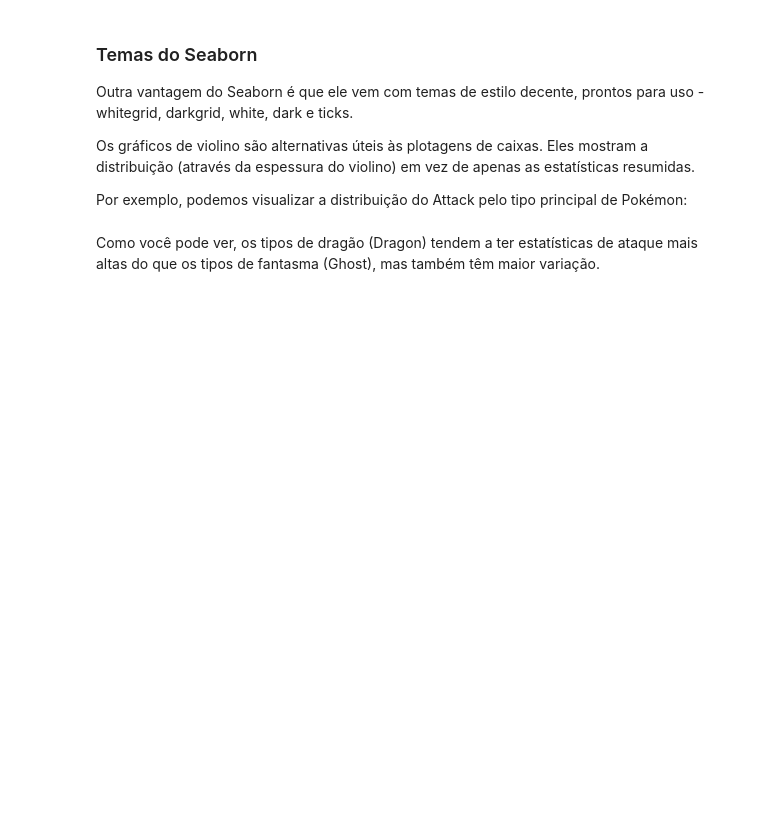
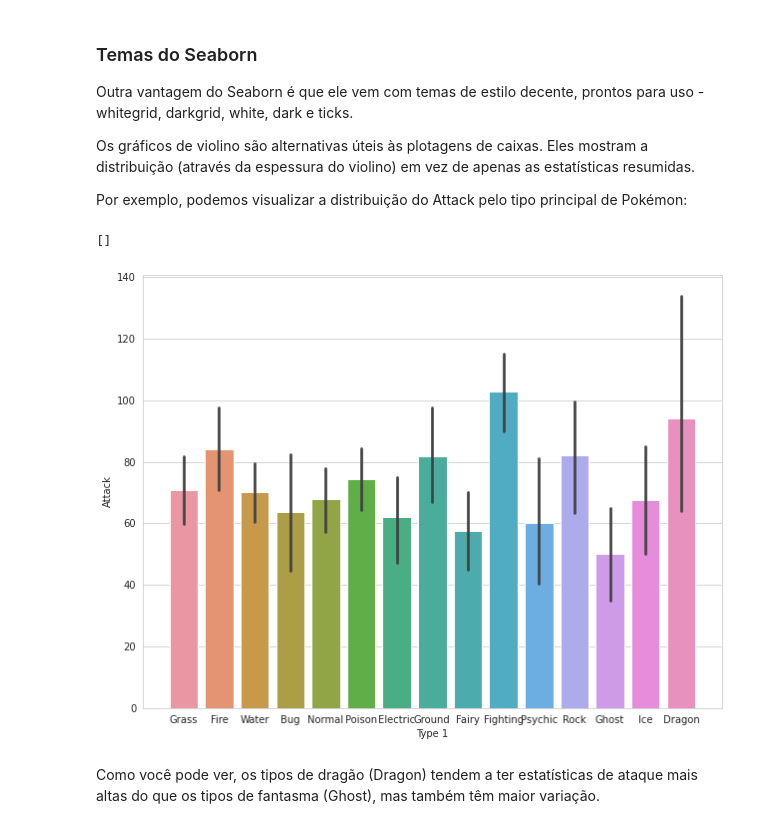
Before and after one commit to Fmarcelneves/visualizacao_exploratoria_exercicios, a Jupyter notebook: 02-exercicios-seaborn/visualização_com_seaborn.ipynb, the cells around one changed output. Cells and saved outputs as stored; diff of their text form; code cells hidden in the pictures; blank space fills up the shorter version.

```diff
--- a/02-exercicios-seaborn/visualização_com_seaborn.ipynb
+++ b/02-exercicios-seaborn/visualização_com_seaborn.ipynb
@@ -194,6 +194,13 @@ Outra vantagem do Seaborn é que ele vem com temas de estilo decente, prontos pa
 Os gráficos de violino são alternativas úteis às plotagens de caixas. Eles mostram a distribuição (através da espessura do violino) em vez de apenas as estatísticas resumidas.
 
 Por exemplo, podemos visualizar a distribuição do Attack pelo tipo principal de Pokémon:
+# %%
+figura = plt.figure(figsize = [10.4, 8])
+figura.add_axes = sns.barplot(y='Attack', x='Type 1', data=df)
+plt.plot()
+# %% [output]
+[]
+[figure, added]
 # %%
 # Resultado esperado (não modifique esta célula)
 # %% [markdown]
```
Also changed, not shown: parts of 8 cells of this notebook.
